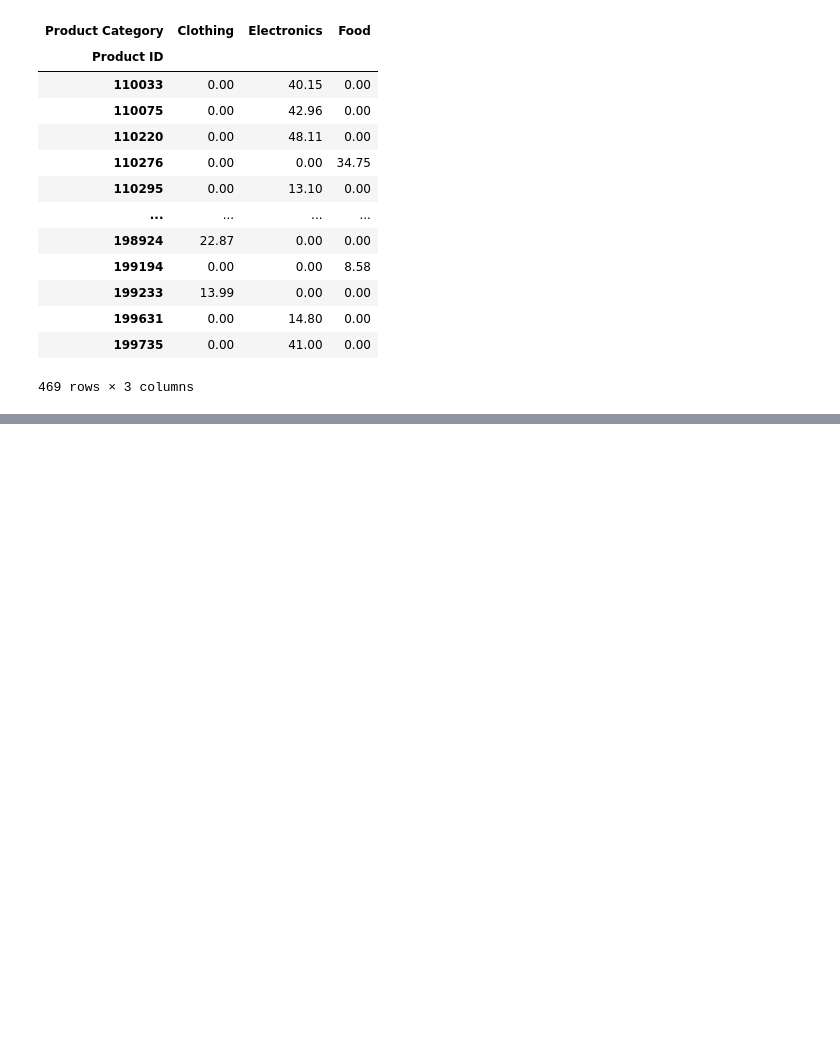
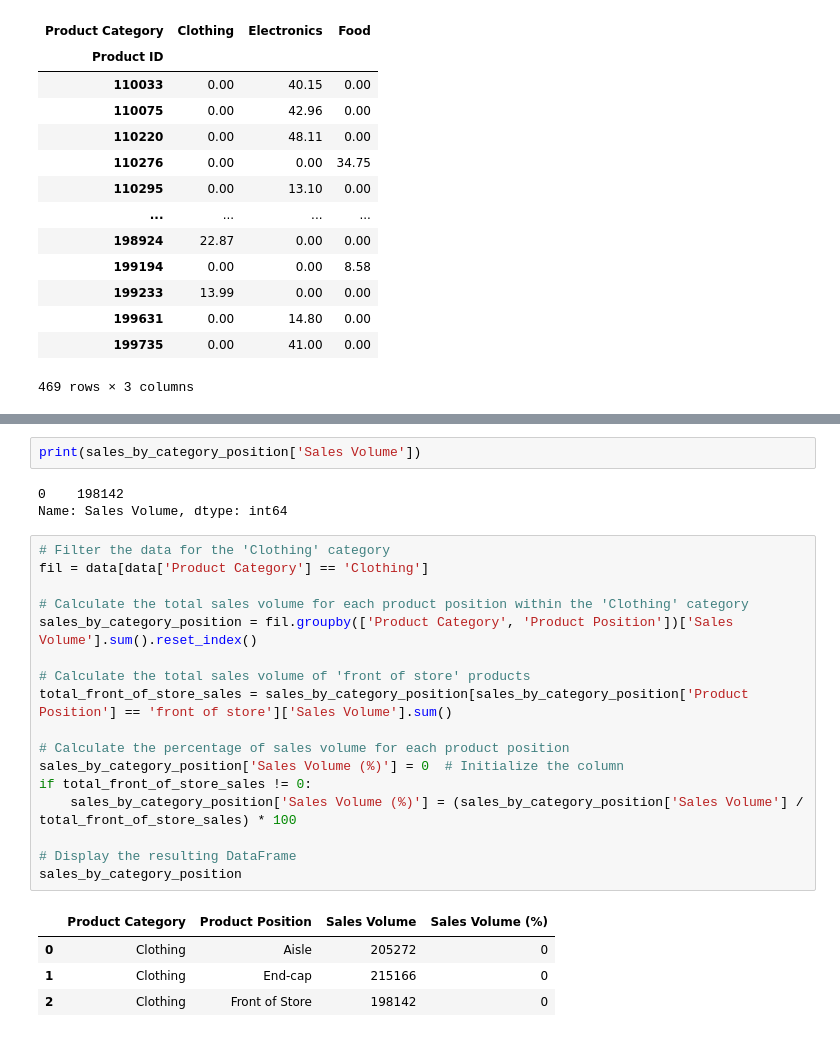
Before and after one commit to AntoanetaStoyanova/Amazon-Product-Reviews, a Jupyter notebook: sale.ipynb, the cells around one changed output, grey strips where cells are left out. Drawn from its saved outputs; the diff is of its cells as text; blank space fills up the shorter version.

```diff
--- a/sale.ipynb
+++ b/sale.ipynb
@@ -202,0 +222,27 @@ pivot_df
+# %%
+print(sales_by_category_position['Sales Volume'])
+# %% [output]
+0    198142
+Name: Sales Volume, dtype: int64
+# %%
+# Filter the data for the 'Clothing' category
+fil = data[data['Product Category'] == 'Clothing']
+
+# Calculate the total sales volume for each product position within the 'Clothing' category
+sales_by_category_position = fil.groupby(['Product Category', 'Product Position'])['Sales Volume'].sum().reset_index()
+
+# Calculate the total sales volume of 'front of store' products
+total_front_of_store_sales = sales_by_category_position[sales_by_category_position['Product Position'] == 'front of store']['Sales Volume'].sum()
+
+# Calculate the percentage of sales volume for each product position
+sales_by_category_position['Sales Volume (%)'] = 0  # Initialize the column
+if total_front_of_store_sales != 0:
+    sales_by_category_position['Sales Volume (%)'] = (sales_by_category_position['Sales Volume'] / total_front_of_store_sales) * 100
+
+# Display the resulting DataFrame
+sales_by_category_position
+# %% [output]
+|  | Product Category | Product Position | Sales Volume | Sales Volume (%) |
+| 0 | Clothing | Aisle | 205272 | 0 |
+| 1 | Clothing | End-cap | 215166 | 0 |
+| 2 | Clothing | Front of Store | 198142 | 0 |
```
Also changed, not shown: parts of 3 cells of this notebook, 3 other files.
